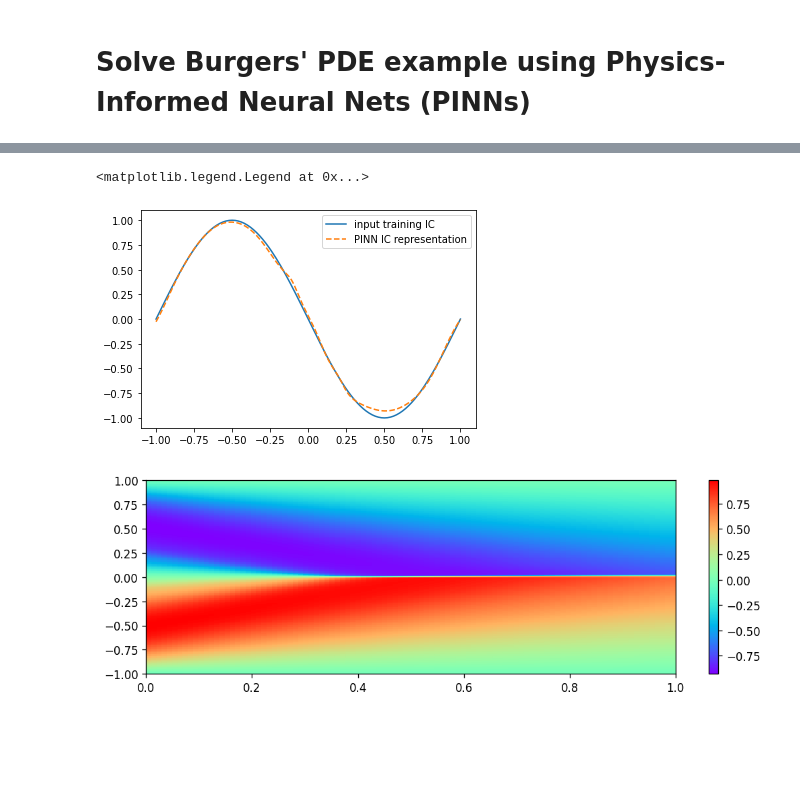
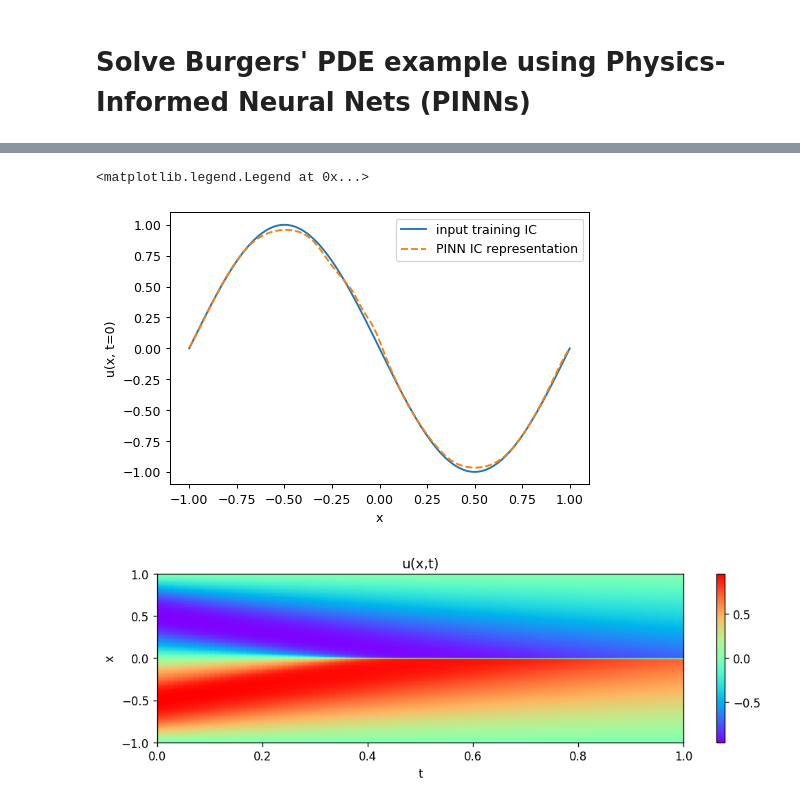
Before and after one commit to arpaiva/PINNs, a Jupyter notebook: PINNs_BurgersPDE.ipynb, the cells around one changed output, grey strips where cells are left out. Cells and saved outputs as stored; diff of their text form; code cells hidden in the pictures; blank space fills up the shorter version.

Commit message:
Fix typos in Burgers' equation. Add plots of solution at multiple times.

```diff
--- a/PINNs_BurgersPDE.ipynb
+++ b/PINNs_BurgersPDE.ipynb
@@ -69,7 +67,7 @@ class BurgersPINN(nn.Module):
 
     def pde(self, x, t):
         """Burgers' PDE:
-            f(x,t|u) = du/dt + u*(dx/dt) - (0.01/pi)(d^2x/dx^2) = 0.
+            f(x,t|u) = du/dt + u*(du/dx) - (0.01/pi)(d^2u/dx^2) = 0.
         """
 
         u = self(x, t)
@@ -178,10 +176,13 @@ class BurgersPINN(nn.Module):
     def numpy_to_tensor(self, x, grad=False):
         return torch.from_numpy(x).float().requires_grad_(grad).to(self._device)
 # %%
-pinn = BurgersPINN(nn_arch=[32, 16, 16, 8], n_collocation_pts=1024)
+np.random.seed(0)
+torch.manual_seed(0)
+
+pinn = BurgersPINN(nn_arch=[32, 32, 16, 8], n_collocation_pts=1024)
 print(pinn)
 
-pinn.train(learning_rate=0.005, n_iter=10000, disp_iter=100)
+pinn.train(learning_rate=0.003, n_iter=8001, disp_iter=200)
 # %% [output]
 BurgersPINN(
   (_misfit_fcn): MSELoss()
@@ -203,4 +204,5 @@ BurgersPINN(
 # %%
+plt.figure(dpi=90)
 xg, tg = np.meshgrid(np.linspace(-1, 1, 201), np.linspace(0, 1, 101))
 # xg, tg = np.linspace(-1, 1, 201), np.zeros(201)
 with torch.no_grad():
@@ -209,19 +211,24 @@ with torch.no_grad():
 
 plt.plot(xg[0], -np.sin(np.pi*xg[0]), label='input training IC')
 plt.plot(xg[0], u.numpy().reshape(xg.shape)[0], '--', label='PINN IC representation')
+plt.xlabel('x')
+plt.ylabel('u(x, t=0)')
 plt.legend()
 # %% [output]
 <matplotlib.legend.Legend at 0x...>
-[figure, old version]
+[figure, new version]
 # %%
 plt.figure(figsize=(9, 3), dpi=120)
 plt.imshow(u.numpy().reshape(xg.shape).T,
            cmap='rainbow',
            interpolation='nearest',
            extent=[0, 1, -1, 1],
            origin='lower',
            aspect='auto')
+plt.xlabel('t')
+plt.ylabel('x')
+plt.title('u(x,t)')
 plt.colorbar()
 plt.tight_layout();
 # %% [output]
-[figure, old version]
+[figure, new version]
```
Also changed, not shown: parts of 7 cells of this notebook.
